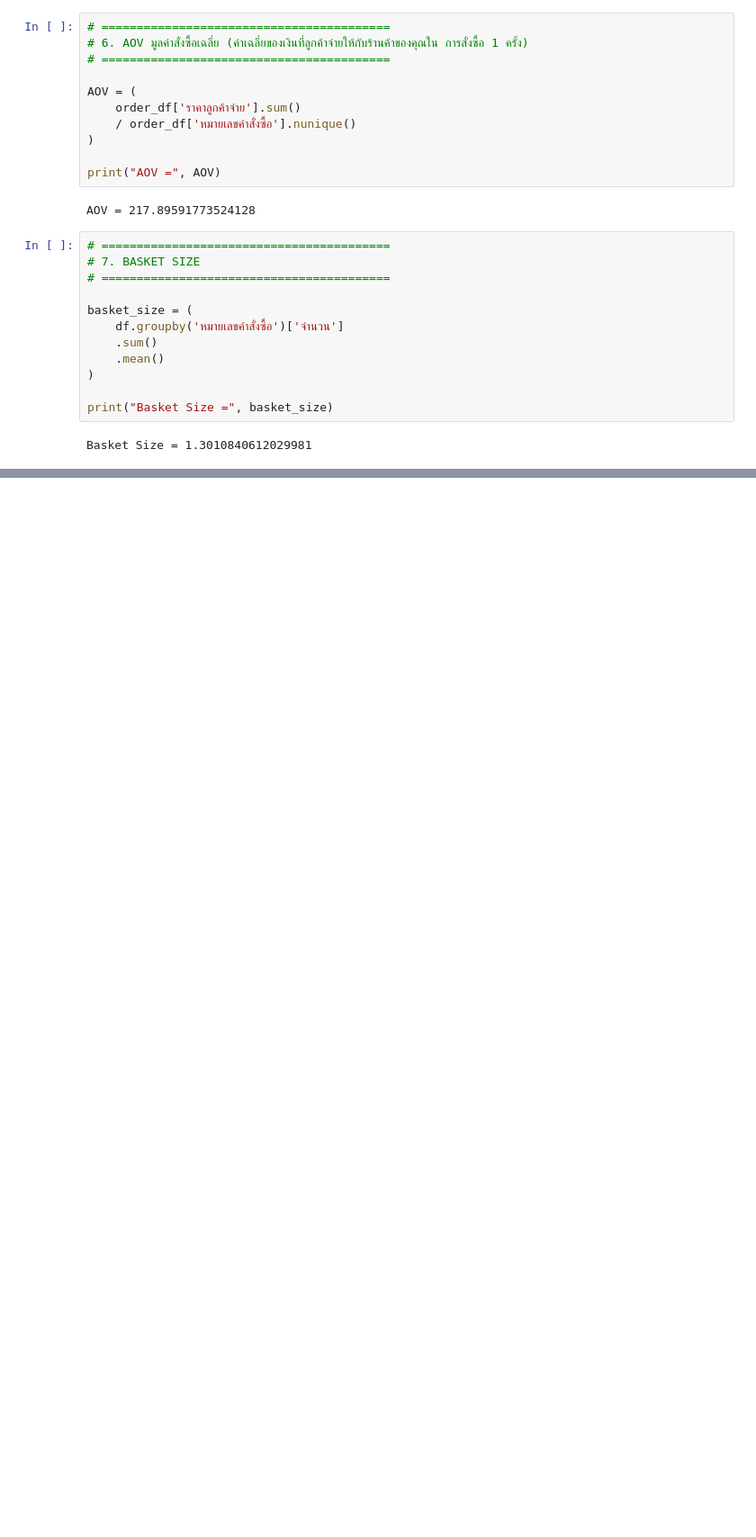
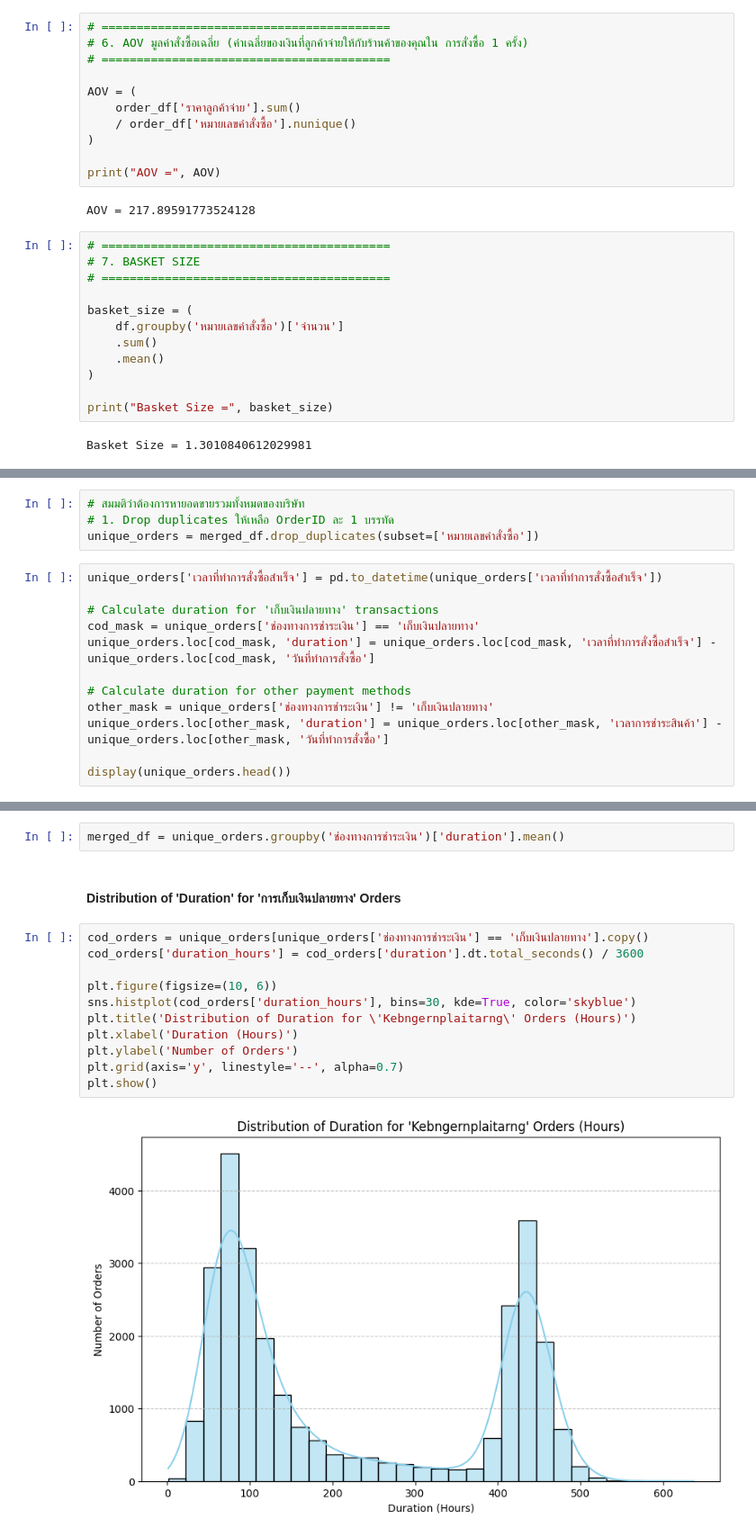
Before and after one commit to bugsotim/INTERNSHIP_CN_2026, a Jupyter notebook: shopee.ipynb, the cells around one changed output, grey strips where cells are left out. Shown at 90% size. Cells and saved outputs as stored; diff of their text form; blank space fills up the shorter version.

```diff
--- a/shopee.ipynb
+++ b/shopee.ipynb
@@ -2834,0 +2814,16 @@ Basket Size = 1.3010840612029981
+# %%
+# สมมติว่าต้องการหายอดขายรวมทั้งหมดของบริษัท
+# 1. Drop duplicates ให้เหลือ OrderID ละ 1 บรรทัด
+unique_orders = merged_df.drop_duplicates(subset=['หมายเลขคำสั่งซื้อ'])
+# %%
+unique_orders['เวลาที่ทำการสั่งซื้อสำเร็จ'] = pd.to_datetime(unique_orders['เวลาที่ทำการสั่งซื้อสำเร็จ'])
+
+# Calculate duration for 'เก็บเงินปลายทาง' transactions
+cod_mask = unique_orders['ช่องทางการชำระเงิน'] == 'เก็บเงินปลายทาง'
+unique_orders.loc[cod_mask, 'duration'] = unique_orders.loc[cod_mask, 'เวลาที่ทำการสั่งซื้อสำเร็จ'] - unique_orders.loc[cod_mask, 'วันที่ทำการสั่งซื้อ']
+
+# Calculate duration for other payment methods
+other_mask = unique_orders['ช่องทางการชำระเงิน'] != 'เก็บเงินปลายทาง'
+unique_orders.loc[other_mask, 'duration'] = unique_orders.loc[other_mask, 'เวลาการชำระสินค้า'] - unique_orders.loc[other_mask, 'วันที่ทำการสั่งซื้อ']
+
+display(unique_orders.head())
@@ -2834,0 +2946,17 @@ Basket Size = 1.3010840612029981
+# %%
+merged_df = unique_orders.groupby('ช่องทางการชำระเงิน')['duration'].mean()
+# %% [markdown]
+#### Distribution of 'Duration' for 'การเก็บเงินปลายทาง' Orders
+# %%
+cod_orders = unique_orders[unique_orders['ช่องทางการชำระเงิน'] == 'เก็บเงินปลายทาง'].copy()
+cod_orders['duration_hours'] = cod_orders['duration'].dt.total_seconds() / 3600
+
+plt.figure(figsize=(10, 6))
+sns.histplot(cod_orders['duration_hours'], bins=30, kde=True, color='skyblue')
+plt.title('Distribution of Duration for \'Kebngernplaitarng\' Orders (Hours)')
+plt.xlabel('Duration (Hours)')
+plt.ylabel('Number of Orders')
+plt.grid(axis='y', linestyle='--', alpha=0.7)
+plt.show()
+# %% [output]
+[figure, added]
```
Also changed, not shown: parts of 36 cells of this notebook.
